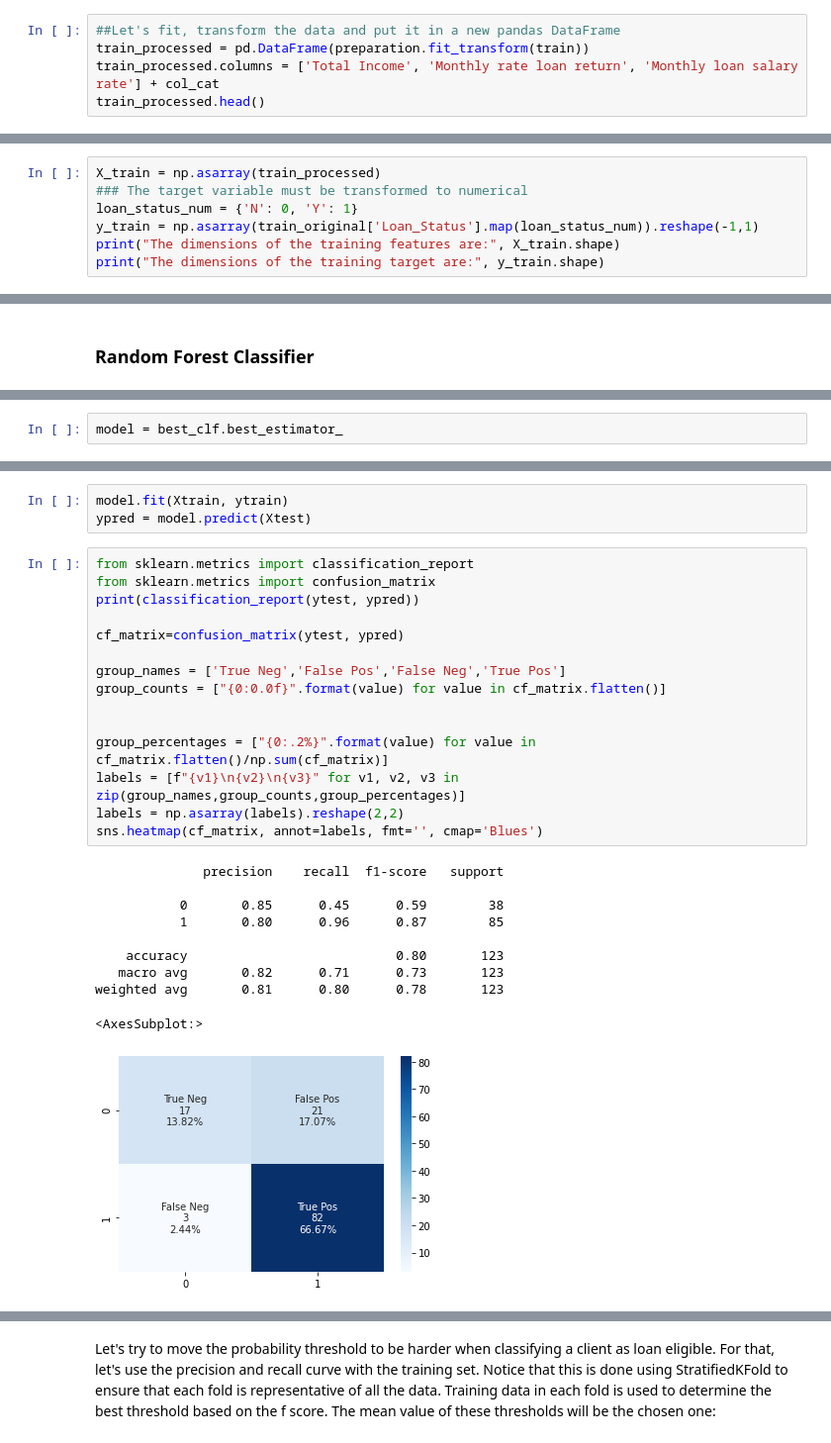
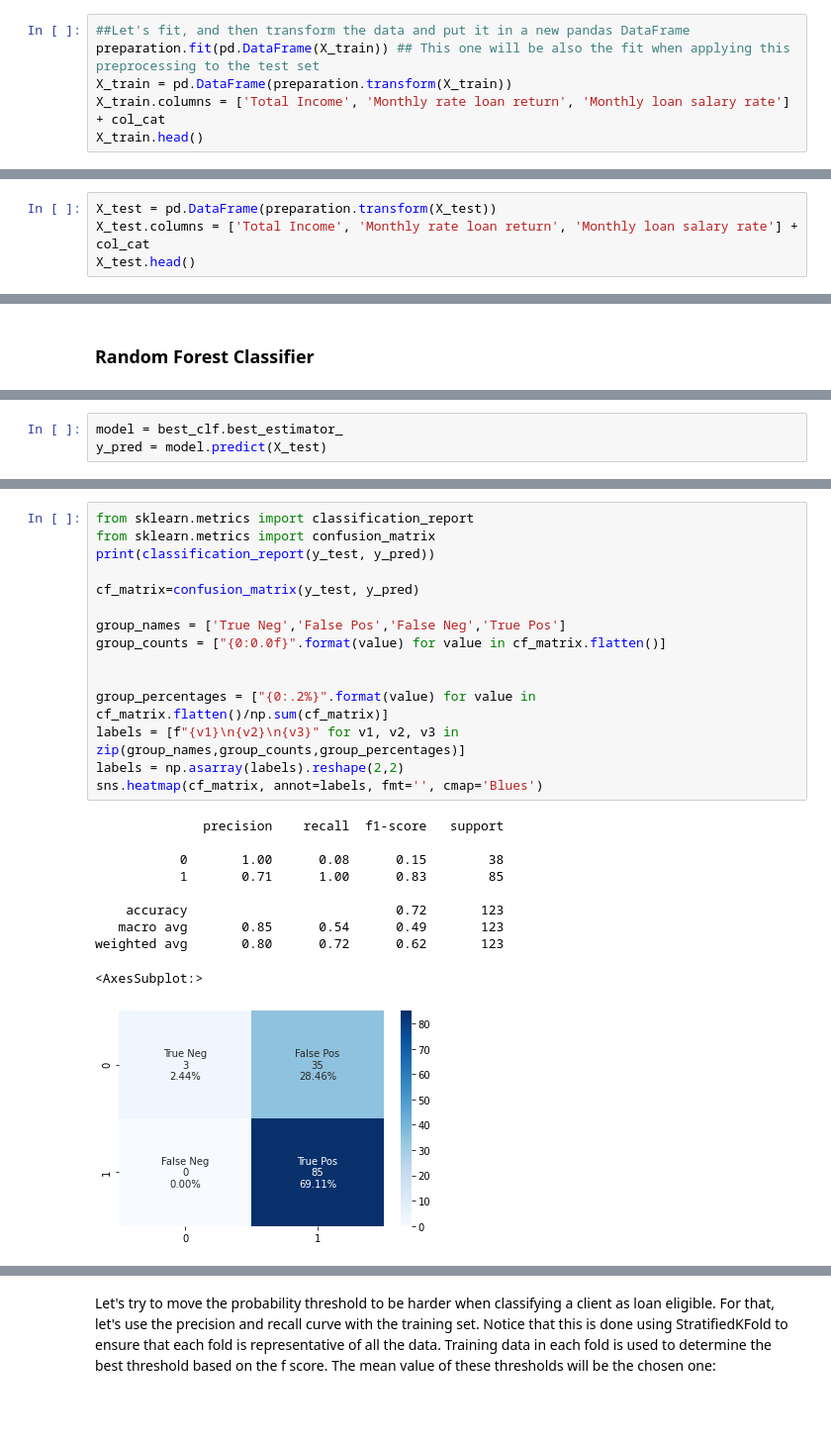
Before and after one commit to NavasFrancisco/Loan-eligibility-prediction, a Jupyter notebook: Solution.ipynb, the cells around one changed output, grey strips where cells are left out. Shown: that part at 99% size. Cells and saved outputs as stored; diff of their text form; blank space fills up the shorter version.

```diff
--- a/Solution.ipynb
+++ b/Solution.ipynb
@@ -453,7 +480,8 @@ preparation = ColumnTransformer(
 # %%
-##Let's fit, transform the data and put it in a new pandas DataFrame
-train_processed = pd.DataFrame(preparation.fit_transform(train))
-train_processed.columns = ['Total Income', 'Monthly rate loan return', 'Monthly loan salary rate'] + col_cat
-train_processed.head()
+##Let's fit, and then transform the data and put it in a new pandas DataFrame
+preparation.fit(pd.DataFrame(X_train)) ## This one will be also the fit when applying this preprocessing to the test set
+X_train = pd.DataFrame(preparation.transform(X_train))
+X_train.columns = ['Total Income', 'Monthly rate loan return', 'Monthly loan salary rate'] + col_cat
+X_train.head()
 # %% [output]
 |  | Total Income | Monthly rate loan return | Monthly loan salary rate | Gender | Married | Dependents | Education | ... |
@@ -521,0 +550,4 @@ Data is ready to be used in a model.
+# %%
+X_test = pd.DataFrame(preparation.transform(X_test))
+X_test.columns = ['Total Income', 'Monthly rate loan return', 'Monthly loan salary rate'] + col_cat
+X_test.head()
@@ -528,7 +564,0 @@ Our features and target variable for the training  are the followings:
-# %%
-X_train = np.asarray(train_processed)
-### The target variable must be transformed to numerical
-loan_status_num = {'N': 0, 'Y': 1}
-y_train = np.asarray(train_original['Loan_Status'].map(loan_status_num)).reshape(-1,1)
-print("The dimensions of the training features are:", X_train.shape)
-print("The dimensions of the training target are:", y_train.shape)
@@ -668,2 +685,3 @@ Random Forest gives the best result, lets check the classification report for a
 # %%
 model = best_clf.best_estimator_
+y_pred = model.predict(X_test)
@@ -679,32 +688,29 @@ print(Xtest.shape)
-# %%
-model.fit(Xtrain, ytrain)
-ypred = model.predict(Xtest)
 # %%
 from sklearn.metrics import classification_report
 from sklearn.metrics import confusion_matrix
-print(classification_report(ytest, ypred))
+print(classification_report(y_test, y_pred))
 
-cf_matrix=confusion_matrix(ytest, ypred)
+cf_matrix=confusion_matrix(y_test, y_pred)
 
 group_names = ['True Neg','False Pos','False Neg','True Pos']
 group_counts = ["{0:0.0f}".format(value) for value in cf_matrix.flatten()]
 
 
 group_percentages = ["{0:.2%}".format(value) for value in cf_matrix.flatten()/np.sum(cf_matrix)]
 labels = [f"{v1}\n{v2}\n{v3}" for v1, v2, v3 in zip(group_names,group_counts,group_percentages)]
 labels = np.asarray(labels).reshape(2,2)
 sns.heatmap(cf_matrix, annot=labels, fmt='', cmap='Blues')
 # %% [output]
               precision    recall  f1-score   support
 
-           0       0.85      0.45      0.59        38
-           1       0.80      0.96      0.87        85
+           0       1.00      0.08      0.15        38
+           1       0.71      1.00      0.83        85
 
-    accuracy                           0.80       123
-   macro avg       0.82      0.71      0.73       123
-weighted avg       0.81      0.80      0.78       123
+    accuracy                           0.72       123
+   macro avg       0.85      0.54      0.49       123
+weighted avg       0.80      0.72      0.62       123
 <AxesSubplot:>
-[figure, old version]
+[figure, new version]
 # %% [markdown]
 - Precision = TP / (TP + FP). This tells when you predict something positive, how many times they were actually positive.
 - Recall = TP / (TP + FN). This tells out of actual positive data, how many times you predicted correctly.
```
Also changed, not shown: parts of 40 cells of this notebook.
